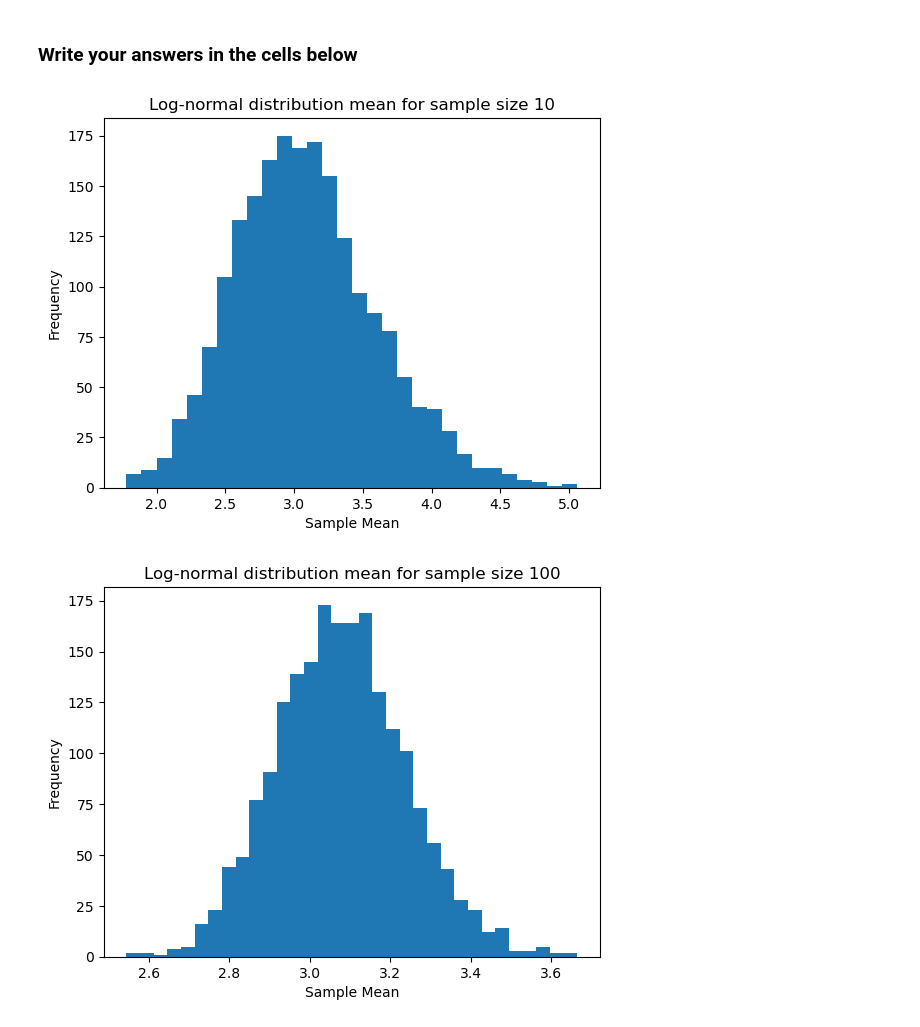
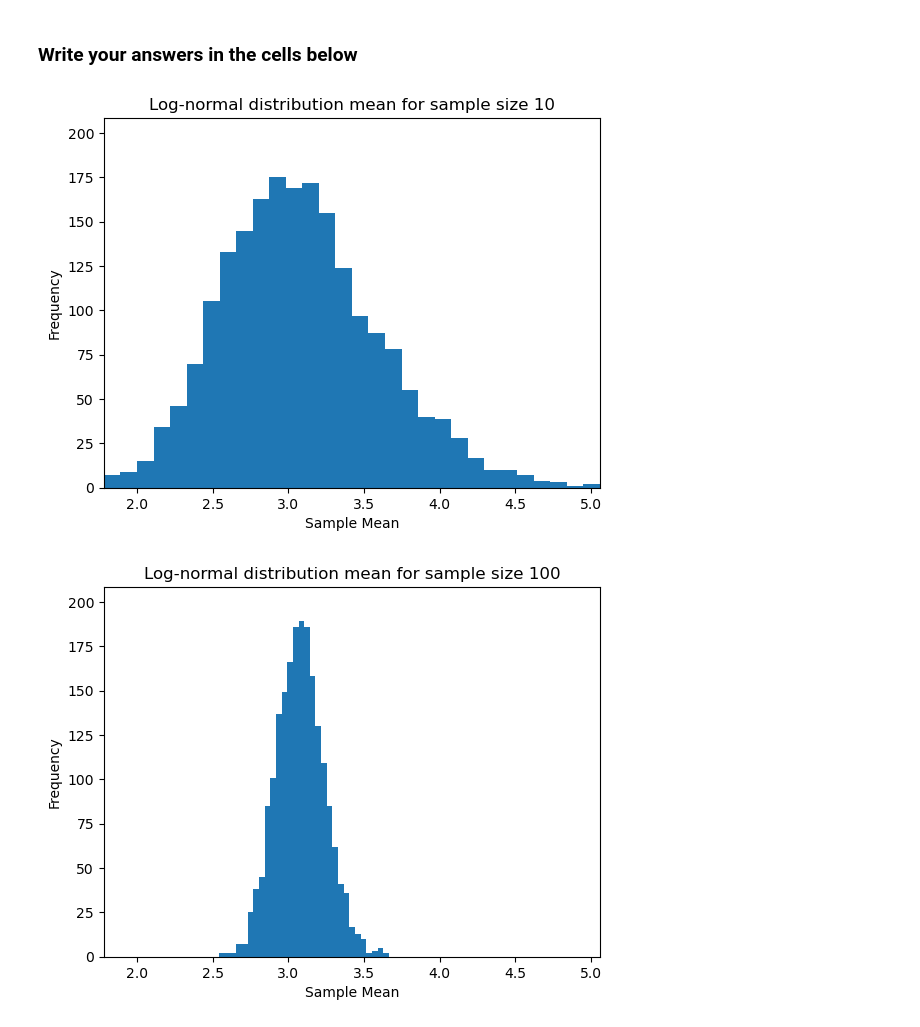
Before and after one commit to czu621/qtm151fall2025, a Jupyter notebook: Assignments/assignment_4/Assignment4.ipynb, the cells around one changed output. Drawn from its saved outputs; the diff is of its cells as text; code cells hidden in the pictures.

```diff
--- a/Assignments/assignment_4/Assignment4.ipynb
+++ b/Assignments/assignment_4/Assignment4.ipynb
@@ -194,32 +194,36 @@ sample_size = 10
 sample10 = np.random.lognormal(mean = 1, sigma = 0.5, size = (num_simulations, sample_size))
 sample10_mean = sample10.mean(axis=1)
 
-plt.hist(sample10_mean, bins='auto')
+plt.hist(sample10_mean, bins=30)
 plt.title("Log-normal distribution mean for sample size 10")
 plt.xlabel("Sample Mean")
 plt.ylabel("Frequency")
+plt.xlim(xmin, xmax)
+plt.ylim(0, ymax)
 plt.show()
 # %% [output]
-[figure, old version]
+[figure, new version]
 # %%
 # Sample Size 100
 
 np.random.seed(1234) # set the seed for reproducibility
 num_simulations = 2000
 
 
 # complete the code
 sample_size = 100
 sample100 = np.random.lognormal(mean = 1, sigma = 0.5, size = (num_simulations, sample_size))
 sample100_mean = sample100.mean(axis=1)
 
-plt.hist(sample100_mean, bins='auto')
+plt.hist(sample100_mean, bins=30)
 plt.title("Log-normal distribution mean for sample size 100")
 plt.xlabel("Sample Mean")
 plt.ylabel("Frequency")
+plt.xlim(xmin, xmax)
+plt.ylim(0, ymax)
 plt.show()
 # %% [output]
-[figure, old version]
+[figure, new version]
 # %%
 # Sample Size 1000
 
```
Also changed, not shown: parts of 4 cells of this notebook.
